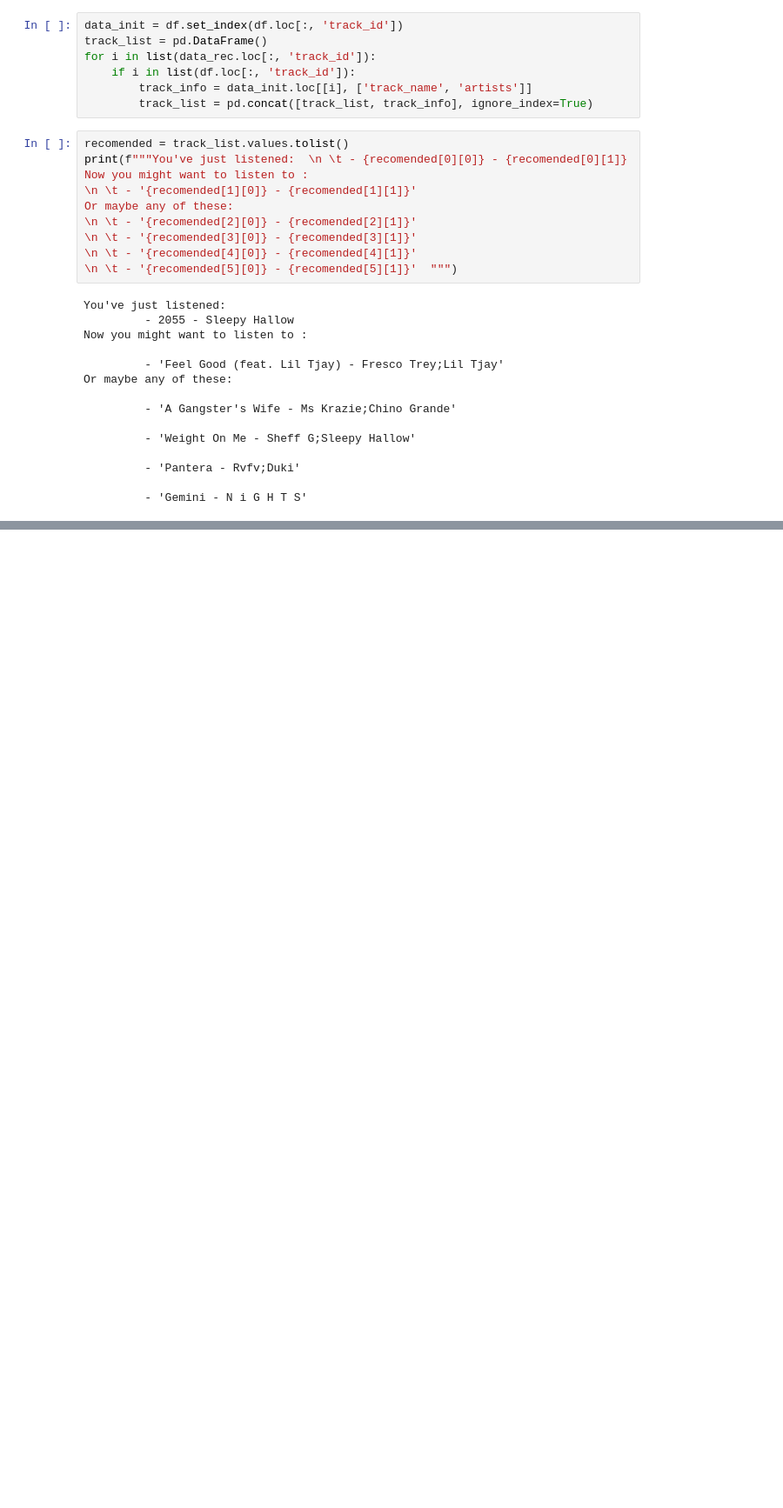
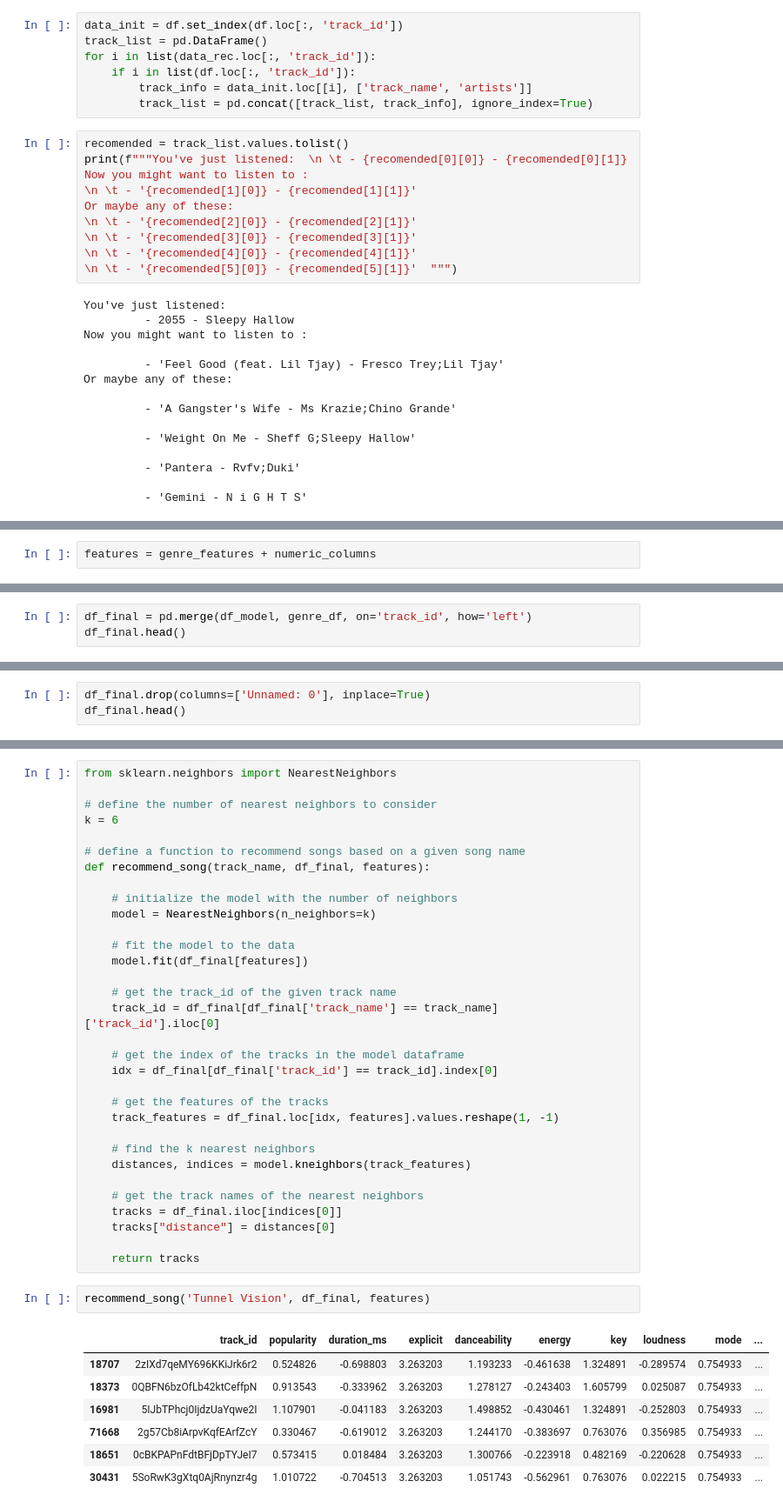
Before and after one commit to Cagan124/SMU-Project-4, a Jupyter notebook: Spotify EDA.ipynb, the cells around one changed output, grey strips where cells are left out. Shown: that part at 87% size. Saved outputs shown, nothing was run; the diff lists cells and outputs as text; blank space fills up the shorter version.

```diff
--- a/Spotify EDA.ipynb
+++ b/Spotify EDA.ipynb
@@ -497,0 +515,2 @@ recommend_song_artist('The Hills', 'The Weeknd', df_model, numeric_columns)
+# %%
+features = genre_features + numeric_columns
@@ -497,0 +546,3 @@ recommend_song_artist('The Hills', 'The Weeknd', df_model, numeric_columns)
+# %%
+df_final = pd.merge(df_model, genre_df, on='track_id', how='left')
+df_final.head()
@@ -497,0 +556,3 @@ recommend_song_artist('The Hills', 'The Weeknd', df_model, numeric_columns)
+# %%
+df_final.drop(columns=['Unnamed: 0'], inplace=True)
+df_final.head()
@@ -497,0 +608,42 @@ recommend_song_artist('The Hills', 'The Weeknd', df_model, numeric_columns)
+# %%
+from sklearn.neighbors import NearestNeighbors
+
+# define the number of nearest neighbors to consider
+k = 6
+
+# define a function to recommend songs based on a given song name
+def recommend_song(track_name, df_final, features):
+
+    # initialize the model with the number of neighbors
+    model = NearestNeighbors(n_neighbors=k)
+
+    # fit the model to the data
+    model.fit(df_final[features])
+
+    # get the track_id of the given track name
+    track_id = df_final[df_final['track_name'] == track_name]['track_id'].iloc[0]
+
+    # get the index of the tracks in the model dataframe
+    idx = df_final[df_final['track_id'] == track_id].index[0]
+
+    # get the features of the tracks
+    track_features = df_final.loc[idx, features].values.reshape(1, -1)
+
+    # find the k nearest neighbors
+    distances, indices = model.kneighbors(track_features)
+
+    # get the track names of the nearest neighbors
+    tracks = df_final.iloc[indices[0]]
+    tracks["distance"] = distances[0]
+
+    return tracks
+# %%
+recommend_song('Tunnel Vision', df_final, features)
+# %% [output]
+|  | track_id | popularity | duration_ms | explicit | danceability | energy | key | loudness | mode | ... |
+| 18707 | 2zIXd7qeMY696KKiJrk6r2 | 0.524826 | -0.698803 | 3.263203 | 1.193233 | -0.461638 | 1.324891 | -0.289574 | 0.754933 | ... |
+| 18373 | 0QBFN6bzOfLb42ktCeffpN | 0.913543 | -0.333962 | 3.263203 | 1.278127 | -0.243403 | 1.605799 | 0.025087 | 0.754933 | ... |
+| 16981 | 5IJbTPhcj0IjdzUaYqwe2I | 1.107901 | -0.041183 | 3.263203 | 1.498852 | -0.430461 | 1.324891 | -0.252803 | 0.754933 | ... |
+| 71668 | 2g57Cb8iArpvKqfEArfZcY | 0.330467 | -0.619012 | 3.263203 | 1.244170 | -0.383697 | 0.763076 | 0.356985 | 0.754933 | ... |
+| 18651 | 0cBKPAPnFdtBFjDpTYJeI7 | 0.573415 | 0.018484 | 3.263203 | 1.300766 | -0.223918 | 0.482169 | -0.220628 | 0.754933 | ... |
+| 30431 | 5SoRwK3gXtq0AjRnynzr4g | 1.010722 | -0.704513 | 3.263203 | 1.051743 | -0.562961 | 0.763076 | 0.022215 | 0.754933 | ... |
```
Also changed, not shown: parts of 34 cells of this notebook, 2 other files.
